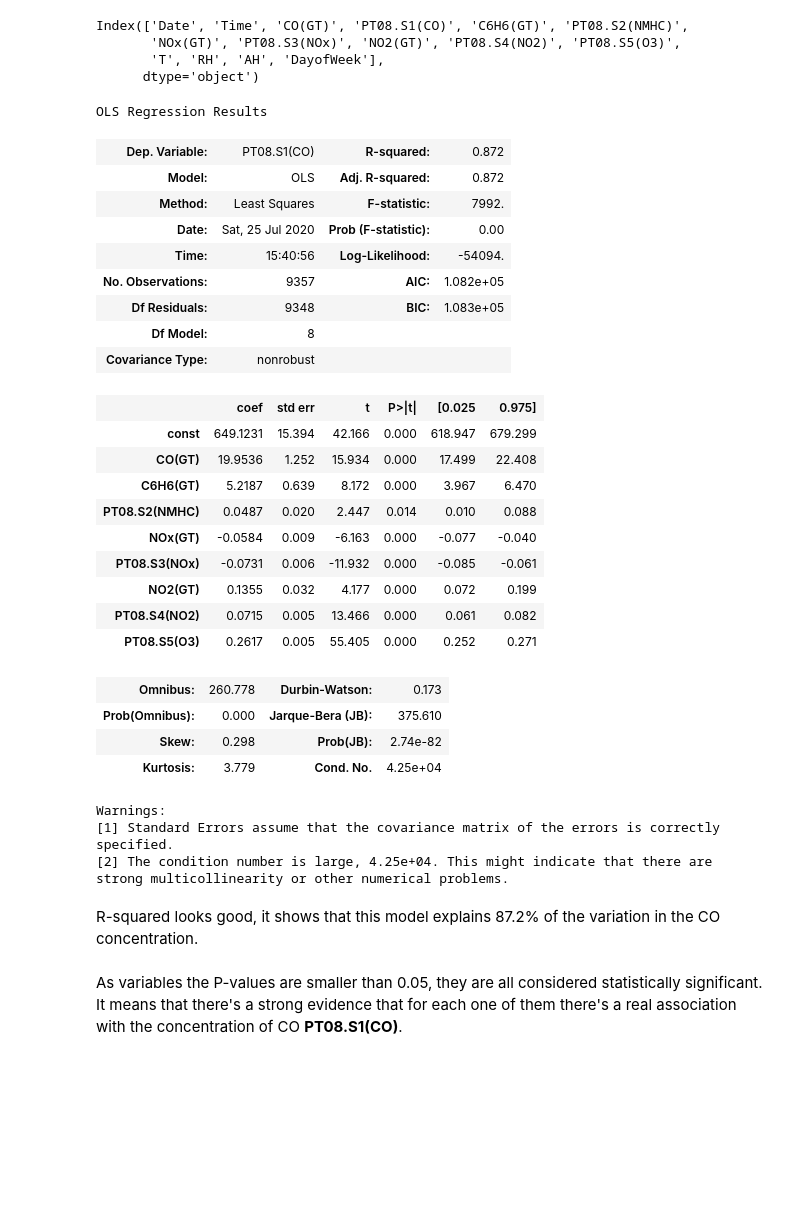
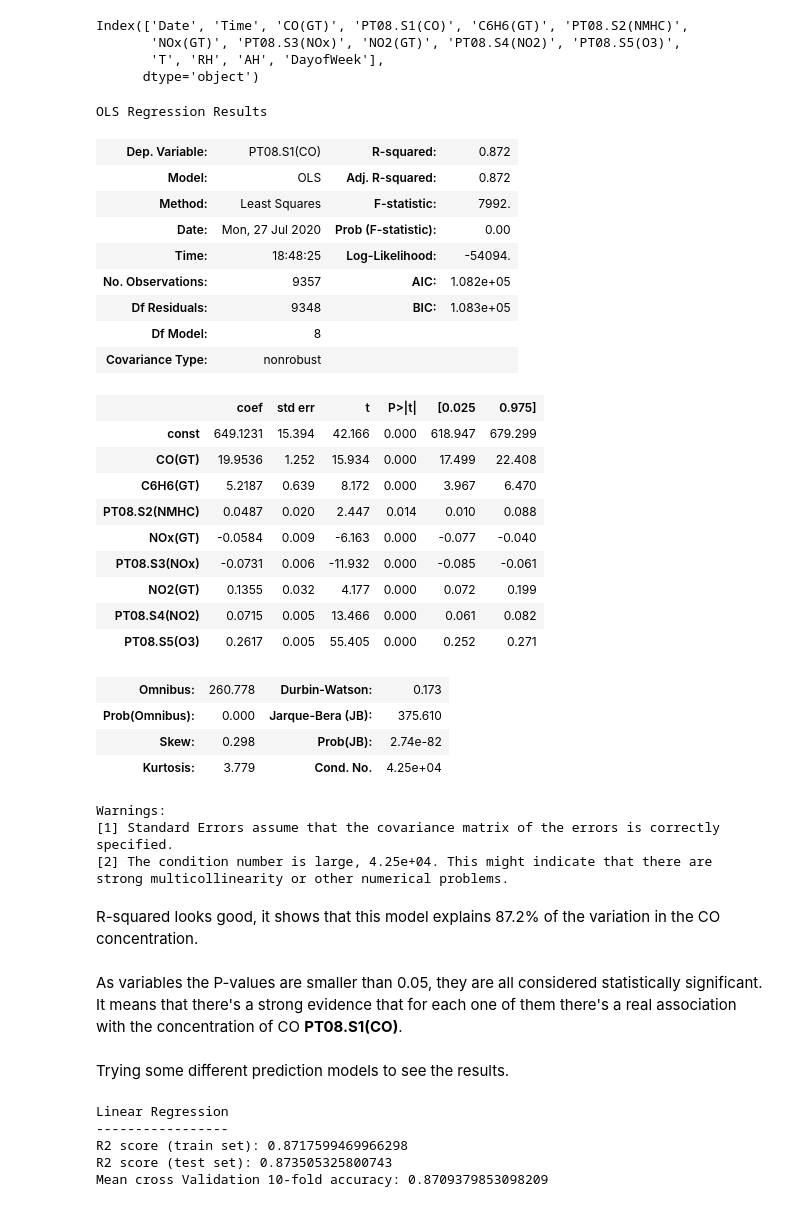
Before and after one commit to elisiojsj/Data-Science, a Jupyter notebook: CO_concentration-analysis.ipynb, the cells around one changed output. Drawn from its saved outputs; the diff is of its cells as text; code cells hidden in the pictures; blank space fills up the shorter version.

```diff
--- a/CO_concentration-analysis.ipynb
+++ b/CO_concentration-analysis.ipynb
@@ -332,18 +332,19 @@ y = df['PT08.S1(CO)']
 X_train, X_test, y_train, y_test = train_test_split(X, y, test_size=0.33, random_state=42)
 # %%
 # Ordinary Least Squares analysis
+# https://www.statsmodels.org/dev/generated/statsmodels.regression.linear_model.OLS.html
 import statsmodels.api as sm
 
-X_sm = X = sm.add_constant(X)
+X_sm = sm.add_constant(X)
 model = sm.OLS(y,X_sm)
 model.fit().summary()
 # %% [output]
 OLS Regression Results
 | Dep. Variable: | PT08.S1(CO) | R-squared: | 0.872 |
 | Model: | OLS | Adj. R-squared: | 0.872 |
 | Method: | Least Squares | F-statistic: | 7992. |
-| Date: | Sat, 25 Jul 2020 | Prob (F-statistic): | 0.00 |
-| Time: | 15:40:56 | Log-Likelihood: | -54094. |
+| Date: | Mon, 27 Jul 2020 | Prob (F-statistic): | 0.00 |
+| Time: | 18:48:25 | Log-Likelihood: | -54094. |
 | No. Observations: | 9357 | AIC: | 1.082e+05 |
 | Df Residuals: | 9348 | BIC: | 1.083e+05 |
 | Df Model: | 8 |  |  |
@@ -369,3 +370,26 @@ strong multicollinearity or other numerical problems.
 # %% [markdown]
 R-squared looks good, it shows that this model explains 87.2% of the variation in the CO concentration.<br><br>
 As variables the P-values are smaller than 0.05, they are all considered statistically significant. It means that there's a strong evidence that for each one of them there's a real association with the concentration of CO **PT08.S1(CO)**.
+# %% [markdown]
+Trying some different prediction models to see the results.
+# %%
+from sklearn.linear_model import LinearRegression
+from sklearn.model_selection import cross_val_score
+
+# Linear regression
+lreg = LinearRegression()
+lreg.fit(X_train, y_train)
+
+lreg_cv = np.mean(cross_val_score(lreg, X_train, y_train, cv=10))
+
+print("Linear Regression")
+print("-----------------")
+print("R2 score (train set):", lreg.score(X_train, y_train))
+print("R2 score (test set):", lreg.score(X_test, y_test))
+print("Mean cross Validation 10-fold accuracy:", lreg_cv)
+# %% [output]
+Linear Regression
+-----------------
+R2 score (train set): 0.8717599469966298
+R2 score (test set): 0.873505325800743
+Mean cross Validation 10-fold accuracy: 0.8709379853098209
```
Also changed, not shown: parts of 3 cells of this notebook.
